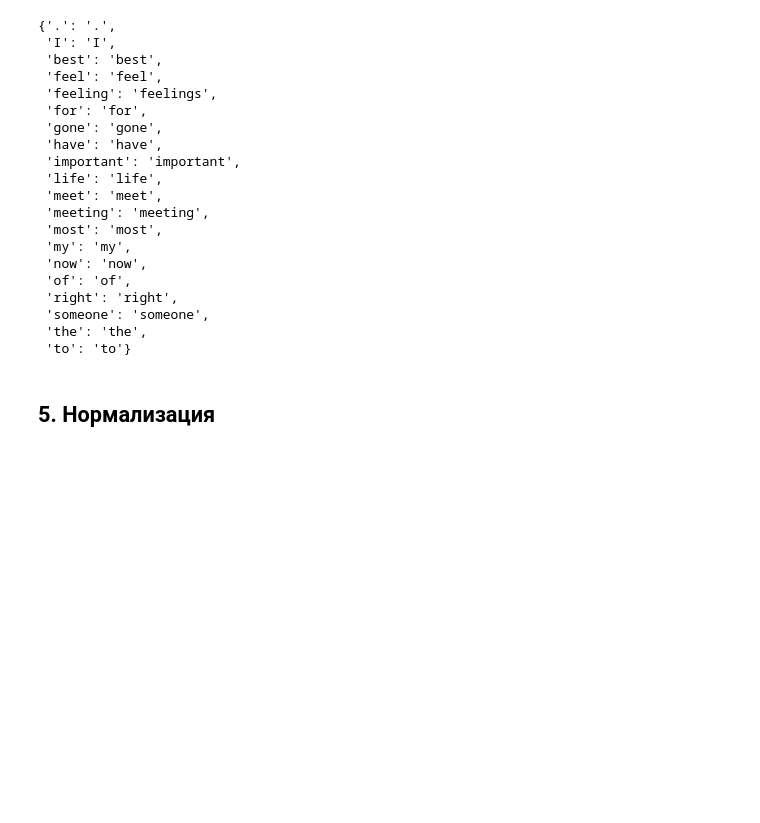
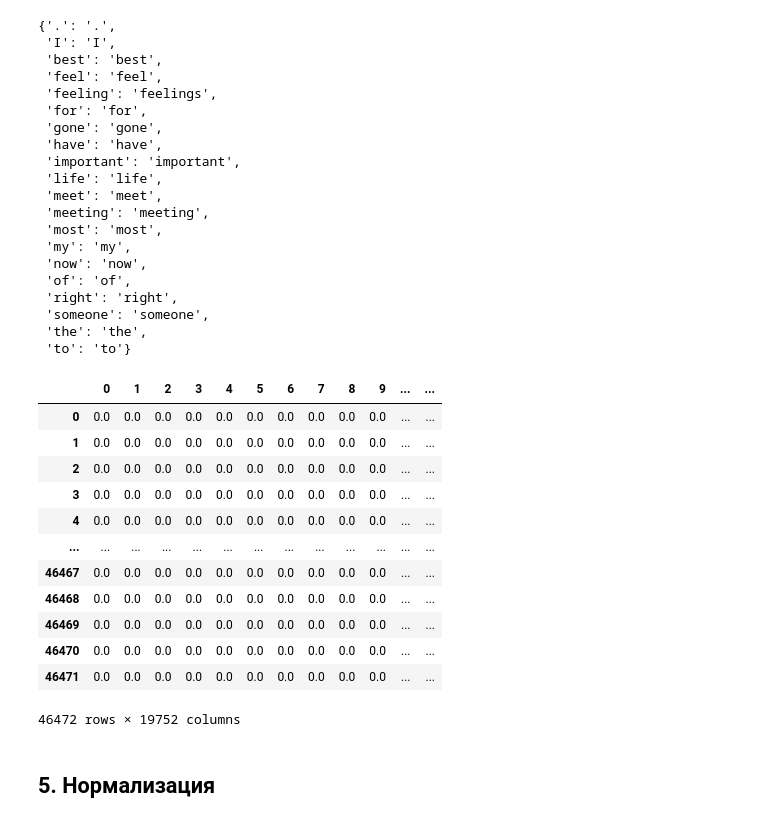
Before and after one commit to AnastasijaK22/machine_learning_magi, a Jupyter notebook: Music.ipynb, the cells around one changed output. Cells and saved outputs as stored; diff of their text form; code cells hidden in the pictures; blank space fills up the shorter version.

```diff
--- a/Music.ipynb
+++ b/Music.ipynb
@@ -471,4 +521,4 @@ def data_preprocessing(review):
 
     return review
 # %%
-preprocessed_review = work_data['track_name'].apply(lambda review: data_preprocessing(review))
+preprocessed_track = work_data['track_name'].apply(lambda review: data_preprocessing(review))
@@ -475,3 +527,22 @@ preprocessed_review = work_data['track_name'].apply(lambda review: data_preproce
+# %%
+vectorizer = TfidfVectorizer()
+track_tfidf = vectorizer.fit_transform(preprocessed_track)
+track_tfidf = pd.DataFrame.sparse.from_spmatrix(track_tfidf)
+track_tfidf
+# %% [output]
+|  | 0 | 1 | 2 | 3 | 4 | 5 | 6 | 7 | 8 | 9 | ... | ... |
+| 0 | 0.0 | 0.0 | 0.0 | 0.0 | 0.0 | 0.0 | 0.0 | 0.0 | 0.0 | 0.0 | ... | ... |
+| 1 | 0.0 | 0.0 | 0.0 | 0.0 | 0.0 | 0.0 | 0.0 | 0.0 | 0.0 | 0.0 | ... | ... |
+| 2 | 0.0 | 0.0 | 0.0 | 0.0 | 0.0 | 0.0 | 0.0 | 0.0 | 0.0 | 0.0 | ... | ... |
+| 3 | 0.0 | 0.0 | 0.0 | 0.0 | 0.0 | 0.0 | 0.0 | 0.0 | 0.0 | 0.0 | ... | ... |
+| 4 | 0.0 | 0.0 | 0.0 | 0.0 | 0.0 | 0.0 | 0.0 | 0.0 | 0.0 | 0.0 | ... | ... |
+| ... | ... | ... | ... | ... | ... | ... | ... | ... | ... | ... | ... | ... |
+| 46467 | 0.0 | 0.0 | 0.0 | 0.0 | 0.0 | 0.0 | 0.0 | 0.0 | 0.0 | 0.0 | ... | ... |
+| 46468 | 0.0 | 0.0 | 0.0 | 0.0 | 0.0 | 0.0 | 0.0 | 0.0 | 0.0 | 0.0 | ... | ... |
+| 46469 | 0.0 | 0.0 | 0.0 | 0.0 | 0.0 | 0.0 | 0.0 | 0.0 | 0.0 | 0.0 | ... | ... |
+| 46470 | 0.0 | 0.0 | 0.0 | 0.0 | 0.0 | 0.0 | 0.0 | 0.0 | 0.0 | 0.0 | ... | ... |
+| 46471 | 0.0 | 0.0 | 0.0 | 0.0 | 0.0 | 0.0 | 0.0 | 0.0 | 0.0 | 0.0 | ... | ... |
+46472 rows × 19752 columns
 # %% [markdown]
 ## 5. Нормализация
 # %%
```
Also changed, not shown: parts of 22 cells of this notebook.
